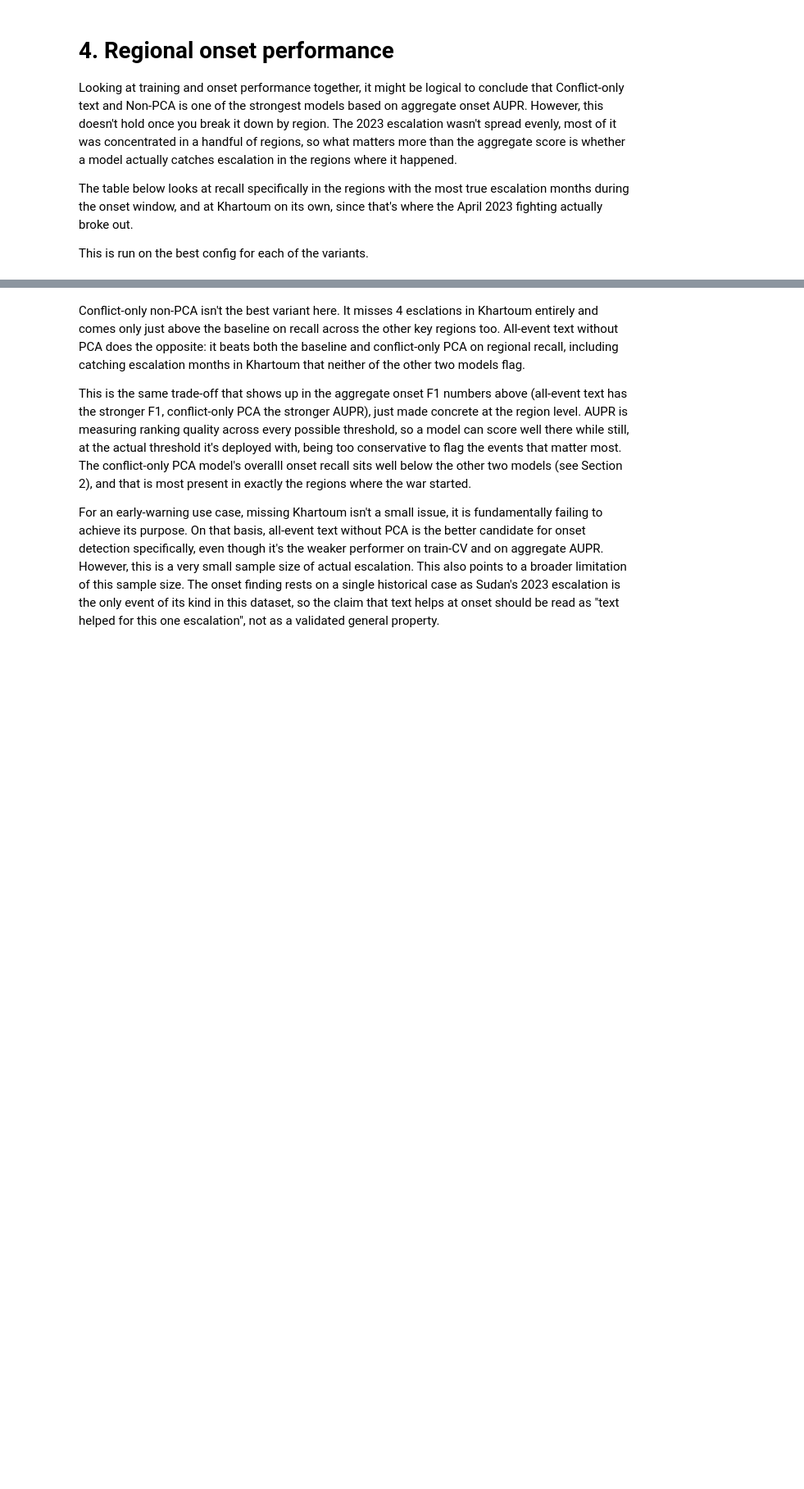
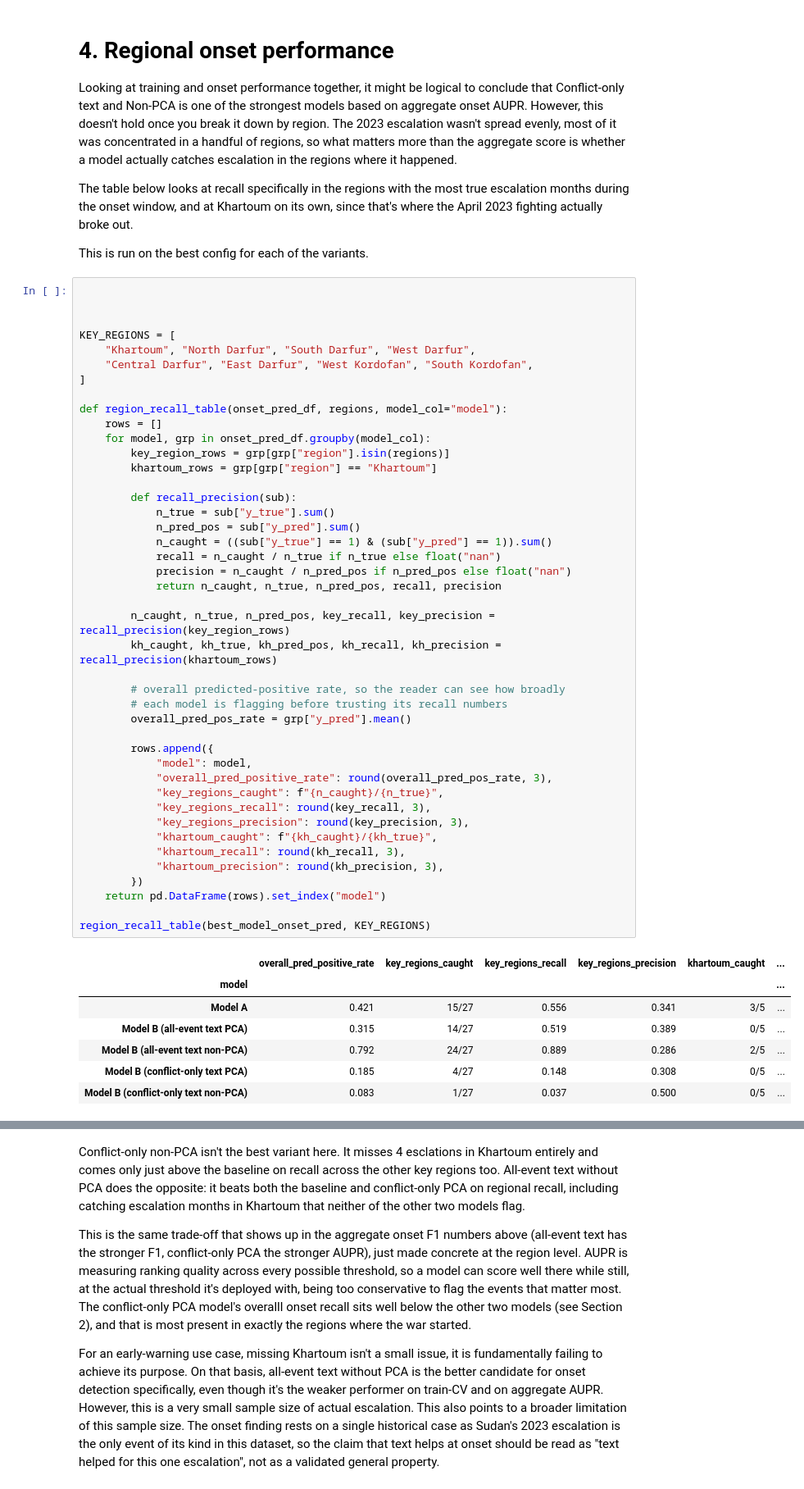
Before and after one commit to eviejones/msc-final-project, a Jupyter notebook: notebooks/03_results.ipynb, the cells around one changed output, grey strips where cells are left out. Shown at 82% size. Saved outputs shown, nothing was run; the diff lists cells and outputs as text; blank space fills up the shorter version.

```diff
--- a/notebooks/03_results.ipynb
+++ b/notebooks/03_results.ipynb
@@ -337,4 +337,55 @@ Looking at training and onset performance together, it might be logical to concl
 The table below looks at recall specifically in the regions with the most true escalation months during the onset window, and at Khartoum on its own, since that's where the April 2023 fighting actually broke out.
 
 This is run on the best config for each of the variants.
+# %%
+
+
+
+KEY_REGIONS = [
+    "Khartoum", "North Darfur", "South Darfur", "West Darfur",
+    "Central Darfur", "East Darfur", "West Kordofan", "South Kordofan",
+]
+
+def region_recall_table(onset_pred_df, regions, model_col="model"):
+    rows = []
+    for model, grp in onset_pred_df.groupby(model_col):
+        key_region_rows = grp[grp["region"].isin(regions)]
+        khartoum_rows = grp[grp["region"] == "Khartoum"]
+
+        def recall_precision(sub):
+            n_true = sub["y_true"].sum()
+            n_pred_pos = sub["y_pred"].sum()
+            n_caught = ((sub["y_true"] == 1) & (sub["y_pred"] == 1)).sum()
+            recall = n_caught / n_true if n_true else float("nan")
+            precision = n_caught / n_pred_pos if n_pred_pos else float("nan")
+            return n_caught, n_true, n_pred_pos, recall, precision
+
+        n_caught, n_true, n_pred_pos, key_recall, key_precision = recall_precision(key_region_rows)
+        kh_caught, kh_true, kh_pred_pos, kh_recall, kh_precision = recall_precision(khartoum_rows)
+
+        # overall predicted-positive rate, so the reader can see how broadly
+        # each model is flagging before trusting its recall numbers
+        overall_pred_pos_rate = grp["y_pred"].mean()
+
+        rows.append({
+            "model": model,
+            "overall_pred_positive_rate": round(overall_pred_pos_rate, 3),
+            "key_regions_caught": f"{n_caught}/{n_true}",
+            "key_regions_recall": round(key_recall, 3),
+            "key_regions_precision": round(key_precision, 3),
+            "khartoum_caught": f"{kh_caught}/{kh_true}",
+            "khartoum_recall": round(kh_recall, 3),
+            "khartoum_precision": round(kh_precision, 3),
+        })
+    return pd.DataFrame(rows).set_index("model")
+
+region_recall_table(best_model_onset_pred, KEY_REGIONS)
+# %% [output]
+|  | overall_pred_positive_rate | key_regions_caught | key_regions_recall | key_regions_precision | khartoum_caught | ... |
+| model |  |  |  |  |  | ... |
+| Model A | 0.421 | 15/27 | 0.556 | 0.341 | 3/5 | ... |
+| Model B (all-event text PCA) | 0.315 | 14/27 | 0.519 | 0.389 | 0/5 | ... |
+| Model B (all-event text non-PCA) | 0.792 | 24/27 | 0.889 | 0.286 | 2/5 | ... |
+| Model B (conflict-only text PCA) | 0.185 | 4/27 | 0.148 | 0.308 | 0/5 | ... |
+| Model B (conflict-only text non-PCA) | 0.083 | 1/27 | 0.037 | 0.500 | 0/5 | ... |
 # %%
```
Also changed, not shown: parts of 1 cell of this notebook.
